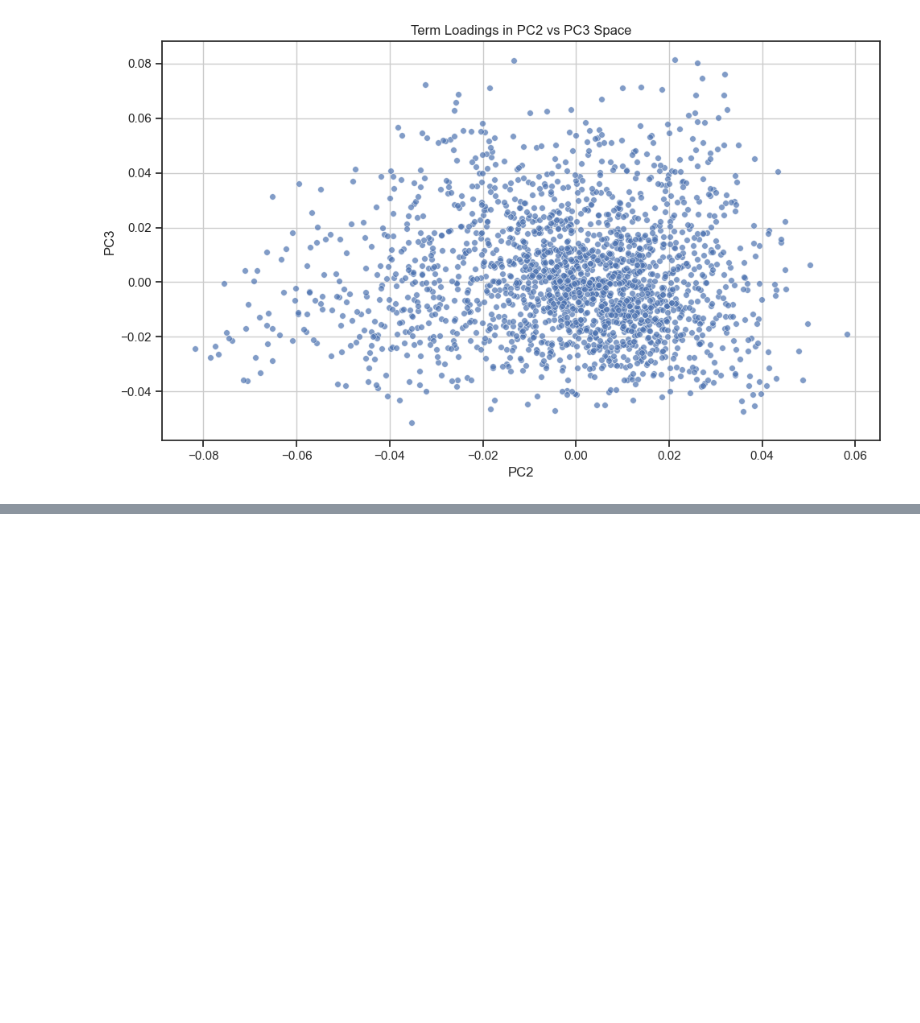
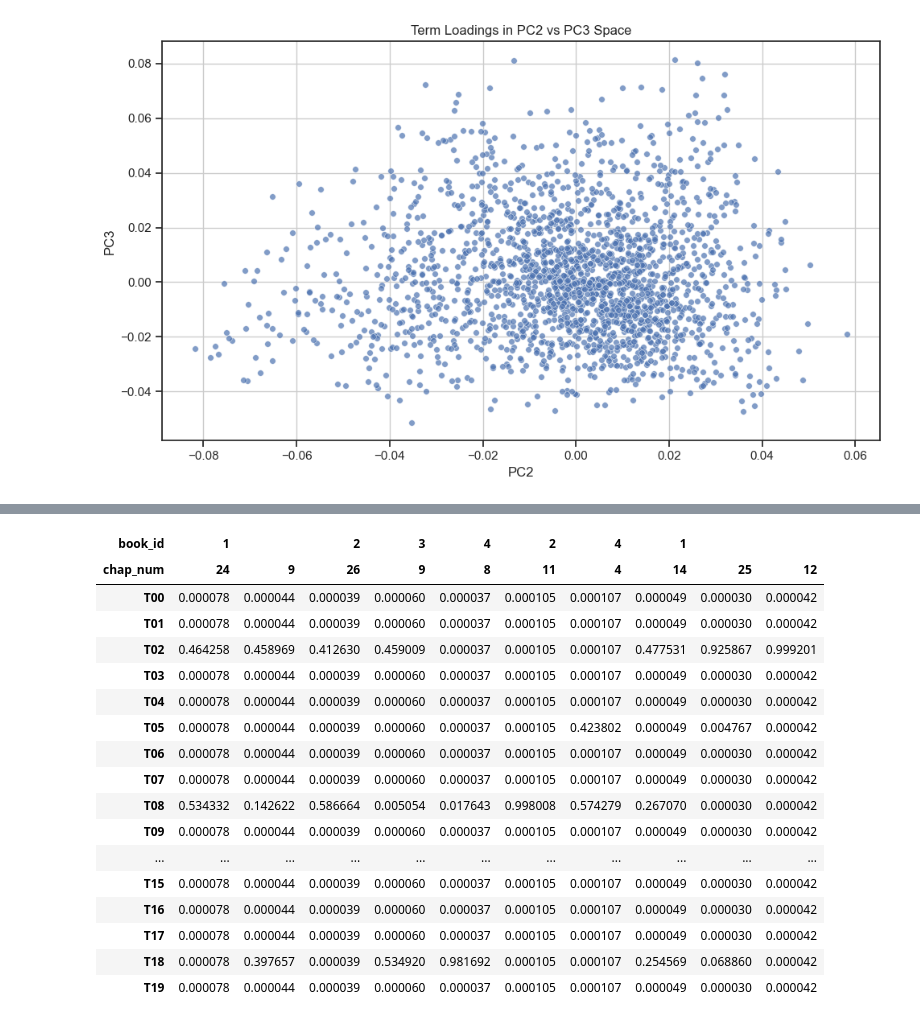
Before and after one commit to sqr8ap/DS5001-2025-01-R, a Jupyter notebook: final_project/Models.ipynb, the cells around one changed output, grey strips where cells are left out. Drawn from its saved outputs; the diff is of its cells as text; code cells hidden in the pictures; blank space fills up the shorter version.

```diff
--- a/final_project/Models.ipynb
+++ b/final_project/Models.ipynb
@@ -286,0 +348,3 @@ plt.show()
+# %%
+VOCAB_chap['doc_count'] = DTM_chap.astype('bool').astype('int').sum()
+DOCS_chap['term_count'] = DTM_chap.sum(1)
@@ -286,0 +363,29 @@ plt.show()
+# %%
+## Theta
+
+lda_model = lda_engine.fit_transform(count_model)
+
+THETA_chap = pd.DataFrame(lda_model, index=DOCS_chap.index)
+THETA_chap.columns.name = 'topic_id'
+THETA_chap.columns = TNAMES_chap
+# %%
+THETA_chap.sample(10).T.style.background_gradient(cmap="YlGnBu", axis=None)
+# %% [output]
+| book_id | 1 |  | 2 | 3 | 4 | 2 | 4 | 1 |  |  |
+| chap_num | 24 | 9 | 26 | 9 | 8 | 11 | 4 | 14 | 25 | 12 |
+| T00 | 0.000078 | 0.000044 | 0.000039 | 0.000060 | 0.000037 | 0.000105 | 0.000107 | 0.000049 | 0.000030 | 0.000042 |
+| T01 | 0.000078 | 0.000044 | 0.000039 | 0.000060 | 0.000037 | 0.000105 | 0.000107 | 0.000049 | 0.000030 | 0.000042 |
+| T02 | 0.464258 | 0.458969 | 0.412630 | 0.459009 | 0.000037 | 0.000105 | 0.000107 | 0.477531 | 0.925867 | 0.999201 |
+| T03 | 0.000078 | 0.000044 | 0.000039 | 0.000060 | 0.000037 | 0.000105 | 0.000107 | 0.000049 | 0.000030 | 0.000042 |
+| T04 | 0.000078 | 0.000044 | 0.000039 | 0.000060 | 0.000037 | 0.000105 | 0.000107 | 0.000049 | 0.000030 | 0.000042 |
+| T05 | 0.000078 | 0.000044 | 0.000039 | 0.000060 | 0.000037 | 0.000105 | 0.423802 | 0.000049 | 0.004767 | 0.000042 |
+| T06 | 0.000078 | 0.000044 | 0.000039 | 0.000060 | 0.000037 | 0.000105 | 0.000107 | 0.000049 | 0.000030 | 0.000042 |
+| T07 | 0.000078 | 0.000044 | 0.000039 | 0.000060 | 0.000037 | 0.000105 | 0.000107 | 0.000049 | 0.000030 | 0.000042 |
+| T08 | 0.534332 | 0.142622 | 0.586664 | 0.005054 | 0.017643 | 0.998008 | 0.574279 | 0.267070 | 0.000030 | 0.000042 |
+| T09 | 0.000078 | 0.000044 | 0.000039 | 0.000060 | 0.000037 | 0.000105 | 0.000107 | 0.000049 | 0.000030 | 0.000042 |
+| ... | ... | ... | ... | ... | ... | ... | ... | ... | ... | ... |
+| T15 | 0.000078 | 0.000044 | 0.000039 | 0.000060 | 0.000037 | 0.000105 | 0.000107 | 0.000049 | 0.000030 | 0.000042 |
+| T16 | 0.000078 | 0.000044 | 0.000039 | 0.000060 | 0.000037 | 0.000105 | 0.000107 | 0.000049 | 0.000030 | 0.000042 |
+| T17 | 0.000078 | 0.000044 | 0.000039 | 0.000060 | 0.000037 | 0.000105 | 0.000107 | 0.000049 | 0.000030 | 0.000042 |
+| T18 | 0.000078 | 0.397657 | 0.000039 | 0.534920 | 0.981692 | 0.000105 | 0.000107 | 0.254569 | 0.068860 | 0.000042 |
+| T19 | 0.000078 | 0.000044 | 0.000039 | 0.000060 | 0.000037 | 0.000105 | 0.000107 | 0.000049 | 0.000030 | 0.000042 |
```
Also changed, not shown: parts of 21 cells of this notebook, 1 other file.
